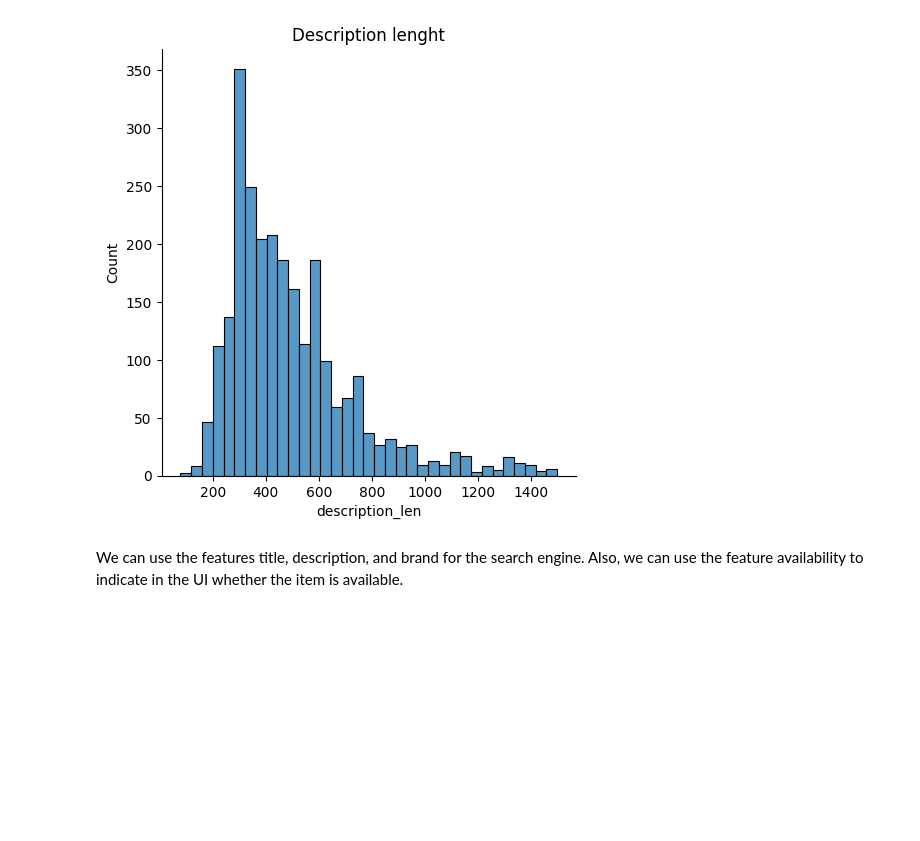
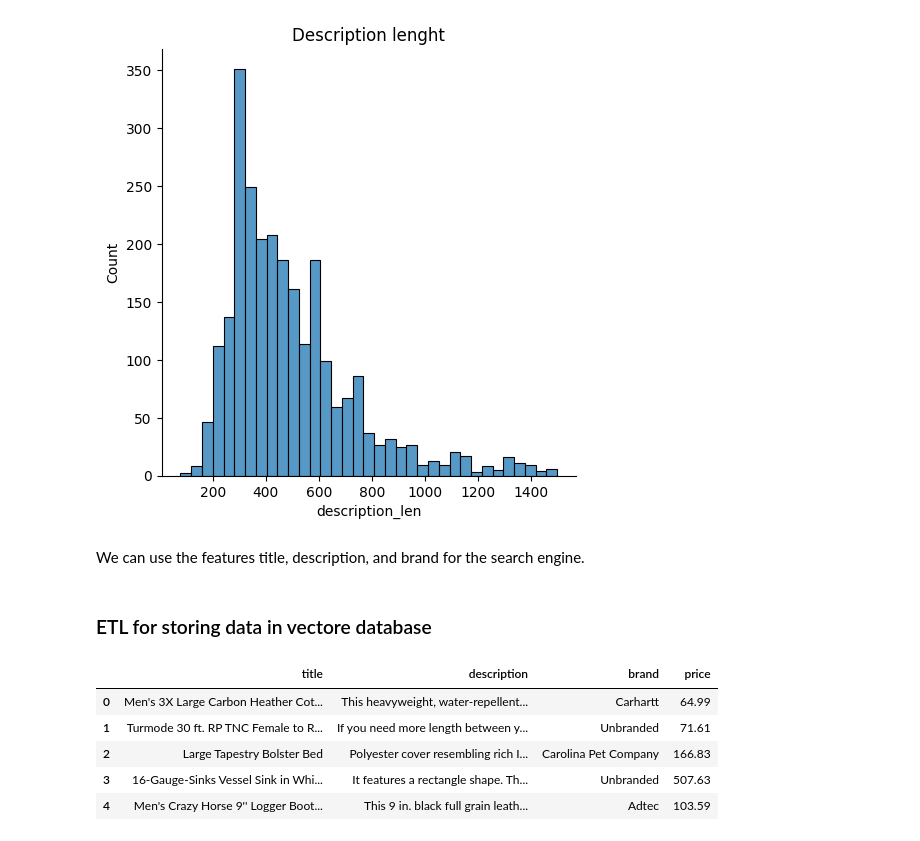
Before and after one commit to lilianabs/ecommerce-search-engine, a Jupyter notebook: notebooks/eda-home-depot-data.ipynb, the cells around one changed output. Cells and saved outputs as stored; diff of their text form; code cells hidden in the pictures; blank space fills up the shorter version.

Commit message:
Add etl to load data into Weaviate

```diff
--- a/notebooks/eda-home-depot-data.ipynb
+++ b/notebooks/eda-home-depot-data.ipynb
@@ -49,4 +59,21 @@ plt.title("Description lenght");
 # %% [output]
 [figure]
 # %% [markdown]
-We can use the features title, description, and brand for the search engine. Also, we can use the feature availability to indicate in the UI whether the item is available.
+We can use the features title, description, and brand for the search engine.
+# %% [markdown]
+### ETL for storing data in vectore database
+# %%
+df = pd.read_csv("../data/home_depot_data_1_2021_12.csv")
+# %%
+home_depot_data_cols = ['title', 'description', 'brand', 'price']
+# %%
+df = df[home_depot_data_cols]
+# %%
+df.head()
+# %% [output]
+|  | title | description | brand | price |
+| 0 | Men's 3X Large Carbon Heather Cot... | This heavyweight, water-repellent... | Carhartt | 64.99 |
+| 1 | Turmode 30 ft. RP TNC Female to R... | If you need more length between y... | Unbranded | 71.61 |
+| 2 | Large Tapestry Bolster Bed | Polyester cover resembling rich I... | Carolina Pet Company | 166.83 |
+| 3 | 16-Gauge-Sinks Vessel Sink in Whi... | It features a rectangle shape. Th... | Unbranded | 507.63 |
+| 4 | Men's Crazy Horse 9'' Logger Boot... | This 9 in. black full grain leath... | Adtec | 103.59 |
```
Also changed, not shown: parts of 3 cells of this notebook, 2 other files.
